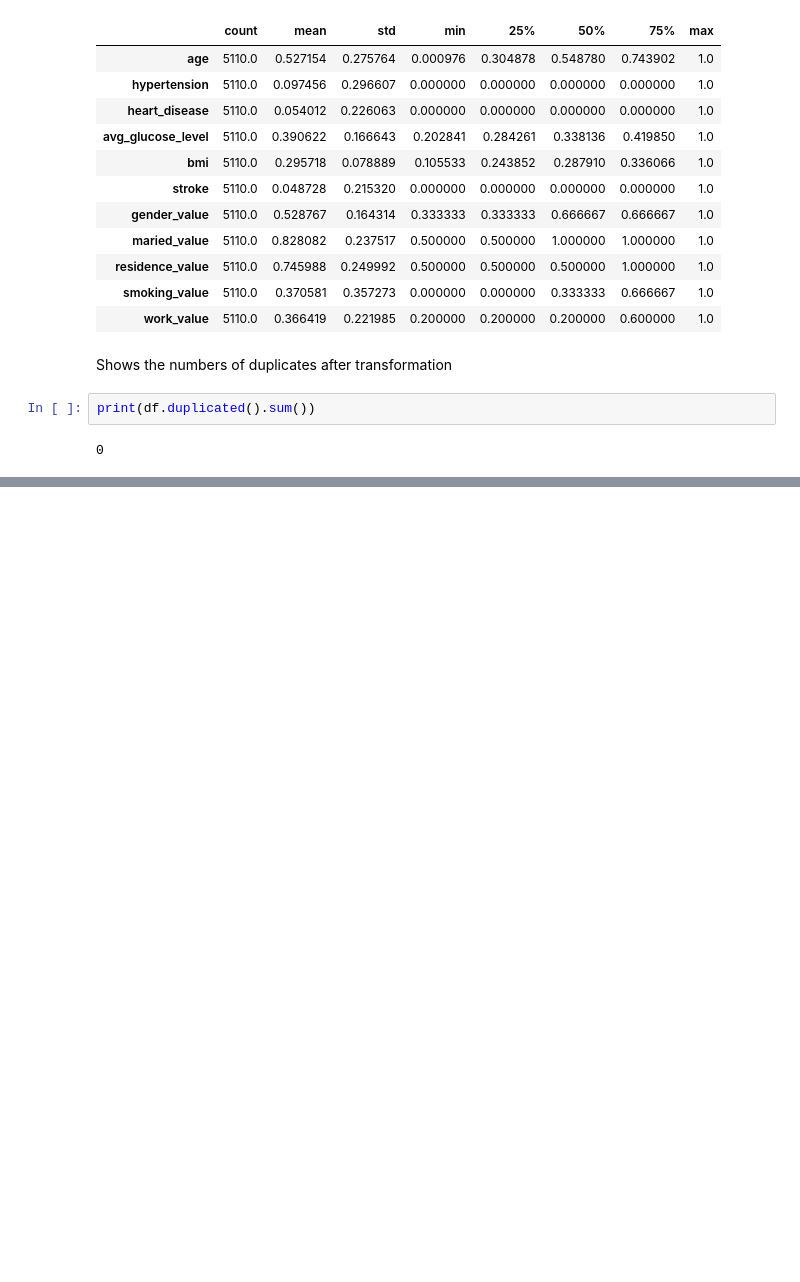
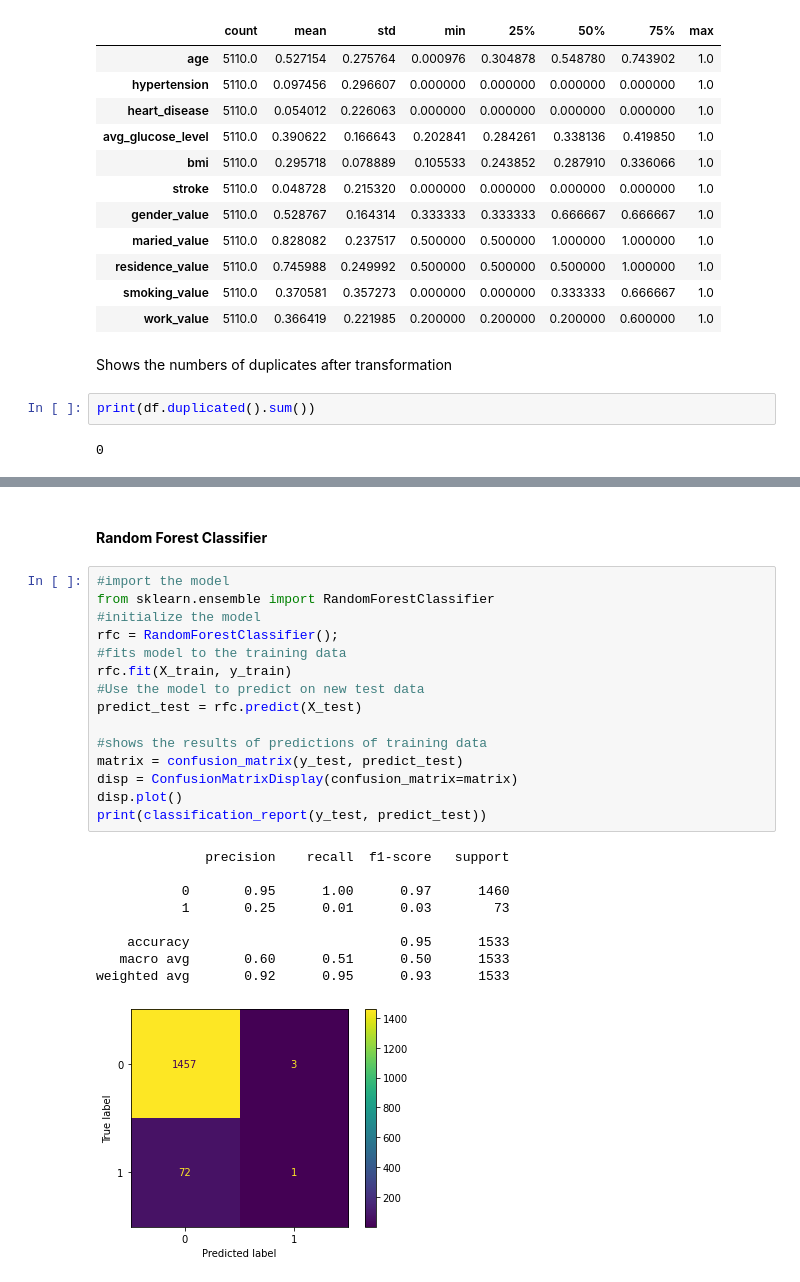
Before and after one commit to jackrenner1/Stroke-Predictor, a Jupyter notebook: AI_club.ipynb, the cells around one changed output, grey strips where cells are left out. Drawn from its saved outputs; the diff is of its cells as text; blank space fills up the shorter version.

```diff
--- a/AI_club.ipynb
+++ b/AI_club.ipynb
@@ -273,0 +318,27 @@ print(df.duplicated().sum())
+# %% [markdown]
+#### **Random Forest Classifier**
+# %%
+#import the model
+from sklearn.ensemble import RandomForestClassifier
+#initialize the model
+rfc = RandomForestClassifier();
+#fits model to the training data
+rfc.fit(X_train, y_train)
+#Use the model to predict on new test data
+predict_test = rfc.predict(X_test)
+
+#shows the results of predictions of training data
+matrix = confusion_matrix(y_test, predict_test)
+disp = ConfusionMatrixDisplay(confusion_matrix=matrix)
+disp.plot()
+print(classification_report(y_test, predict_test))
+# %% [output]
+              precision    recall  f1-score   support
+
+           0       0.95      1.00      0.97      1460
+           1       0.25      0.01      0.03        73
+
+    accuracy                           0.95      1533
+   macro avg       0.60      0.51      0.50      1533
+weighted avg       0.92      0.95      0.93      1533
+[figure, added]
```
Also changed, not shown: parts of 20 cells of this notebook.
